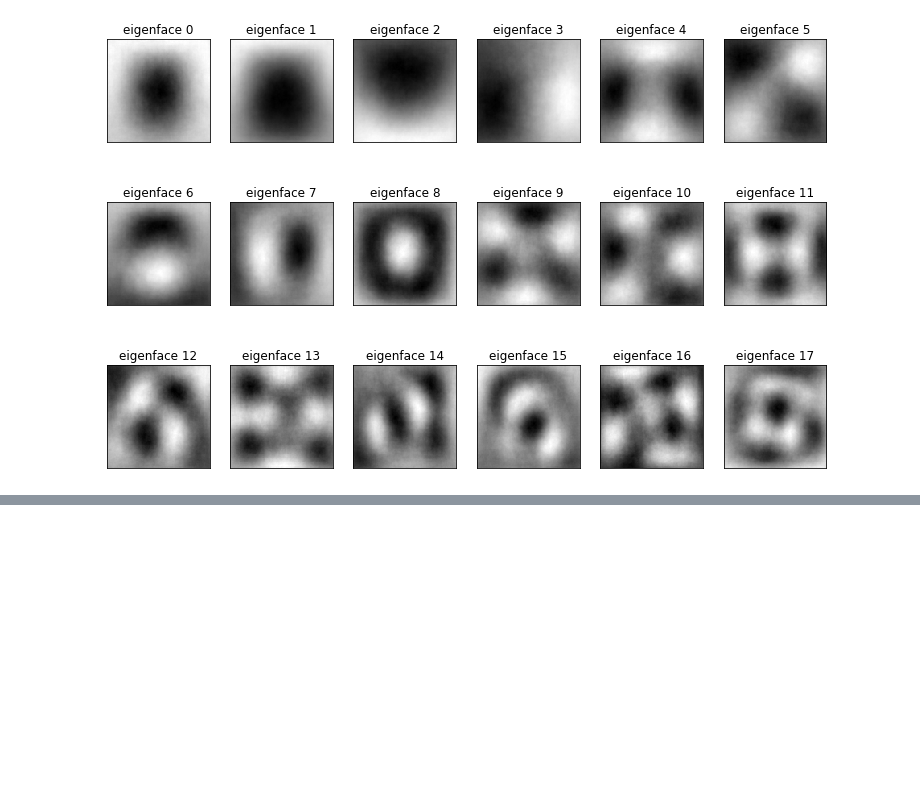
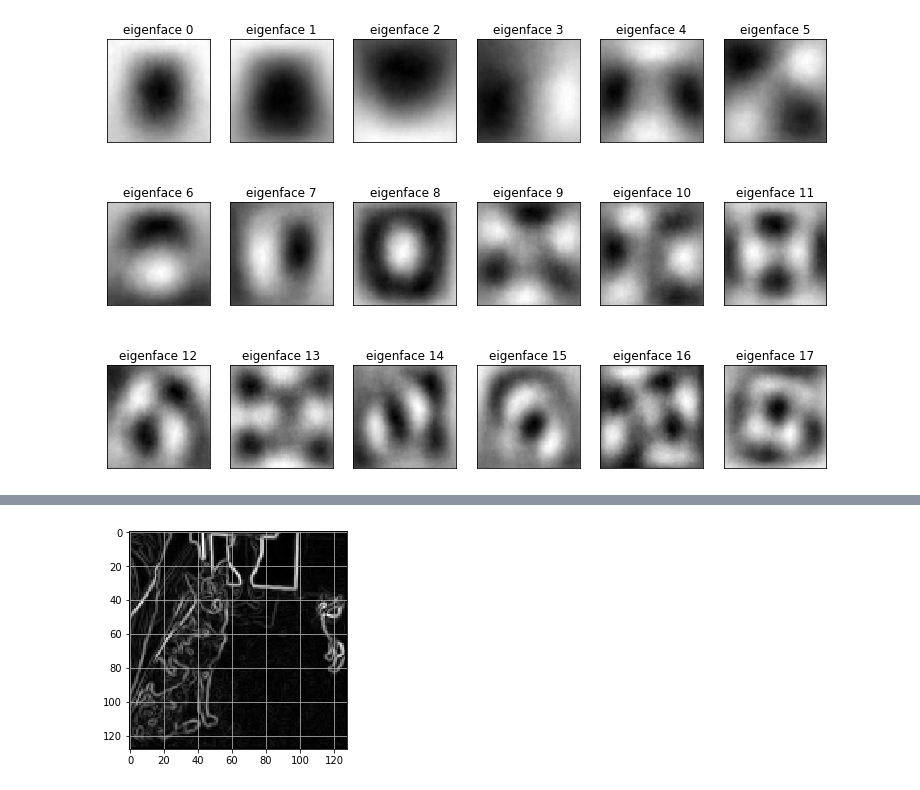
Before and after one commit to SMU-ML-2017/Project3, a Jupyter notebook: Project3 ML.ipynb, the cells around one changed output, grey strips where cells are left out. Drawn from its saved outputs; the diff is of its cells as text; code cells hidden in the pictures; blank space fills up the shorter version.

```diff
--- a/Project3 ML.ipynb
+++ b/Project3 ML.ipynb
@@ -6,6 +6,14 @@ import pandas as pd
 import matplotlib.pyplot as plt
 
 from PIL import Image
+
+matplotlib.rcParams.update({'figure.figsize': (15, 9)})
+matplotlib.rcParams.update({'font.size': 16})
+matplotlib.rcParams.update({'axes.labelsize': 20})
+matplotlib.rcParams.update({'xtick.labelsize': 12})
+matplotlib.rcParams.update({'ytick.labelsize': 12})
+matplotlib.rcParams.update({'font.family': 'Helvetica, Arial, sans-serif'})
+%config InlineBackend.figure_format = 'retina'
 # %%
 # Transforms an RGB matrix of pixels to a Grayscale matrix of pixels
 #[CITE] https://stackoverflow.com/q/12201577
@@ -137,0 +146,10 @@ NameError: name 'plt' is not defined
+# %%
+from skimage.filters import sobel_h, sobel_v
+
+img = np.asarray(ds.iloc[15]['ImageData']).reshape(maxSize)
+
+gradient_mag = np.sqrt(sobel_v(img)**2 + sobel_h(img)**2 )
+plt.imshow(gradient_mag, cmap=plt.cm.gray)
+plt.grid()
+# %% [output]
+[figure, added]
```
Also changed, not shown: parts of 4 cells of this notebook, 2 other files.
